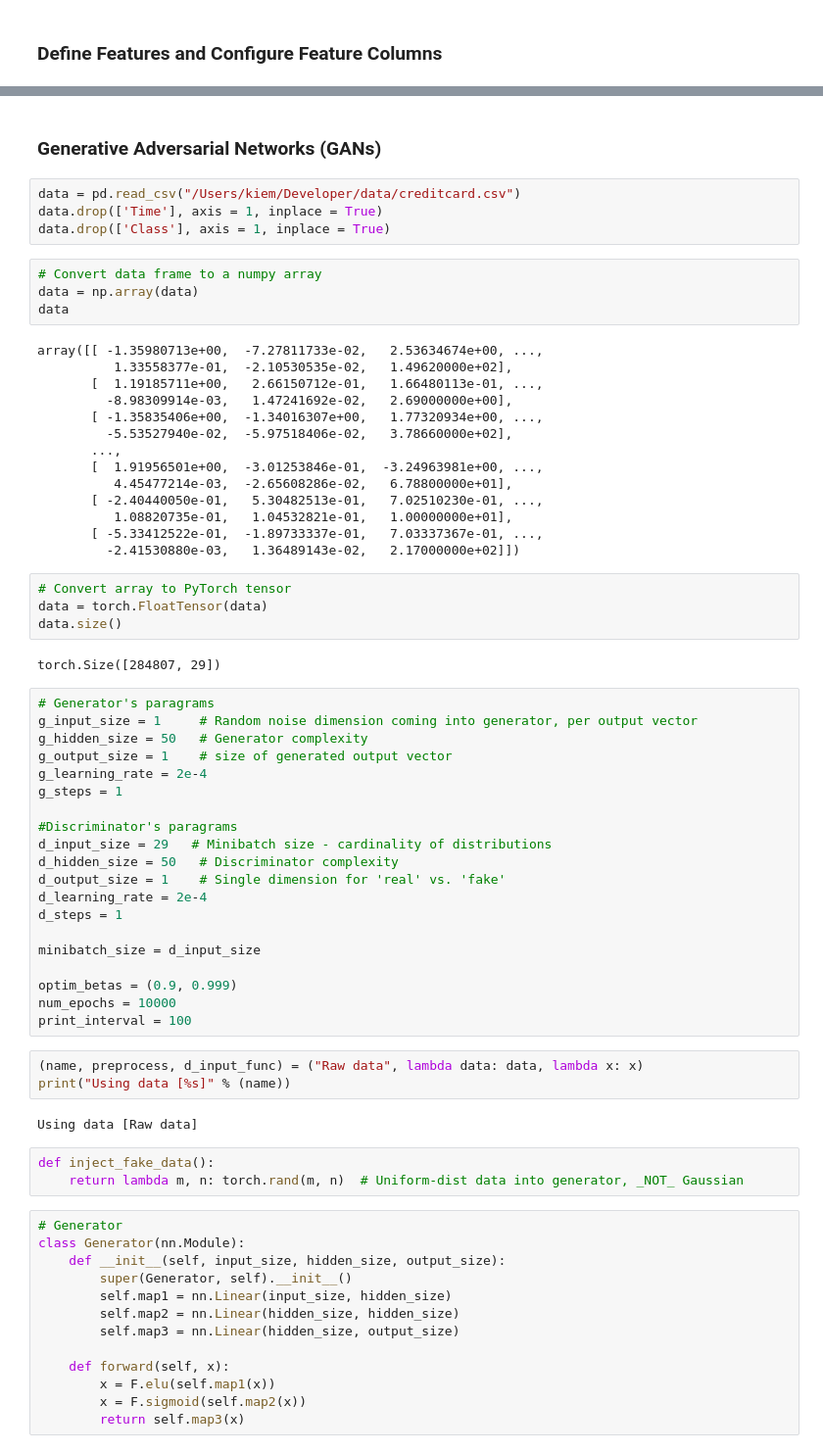
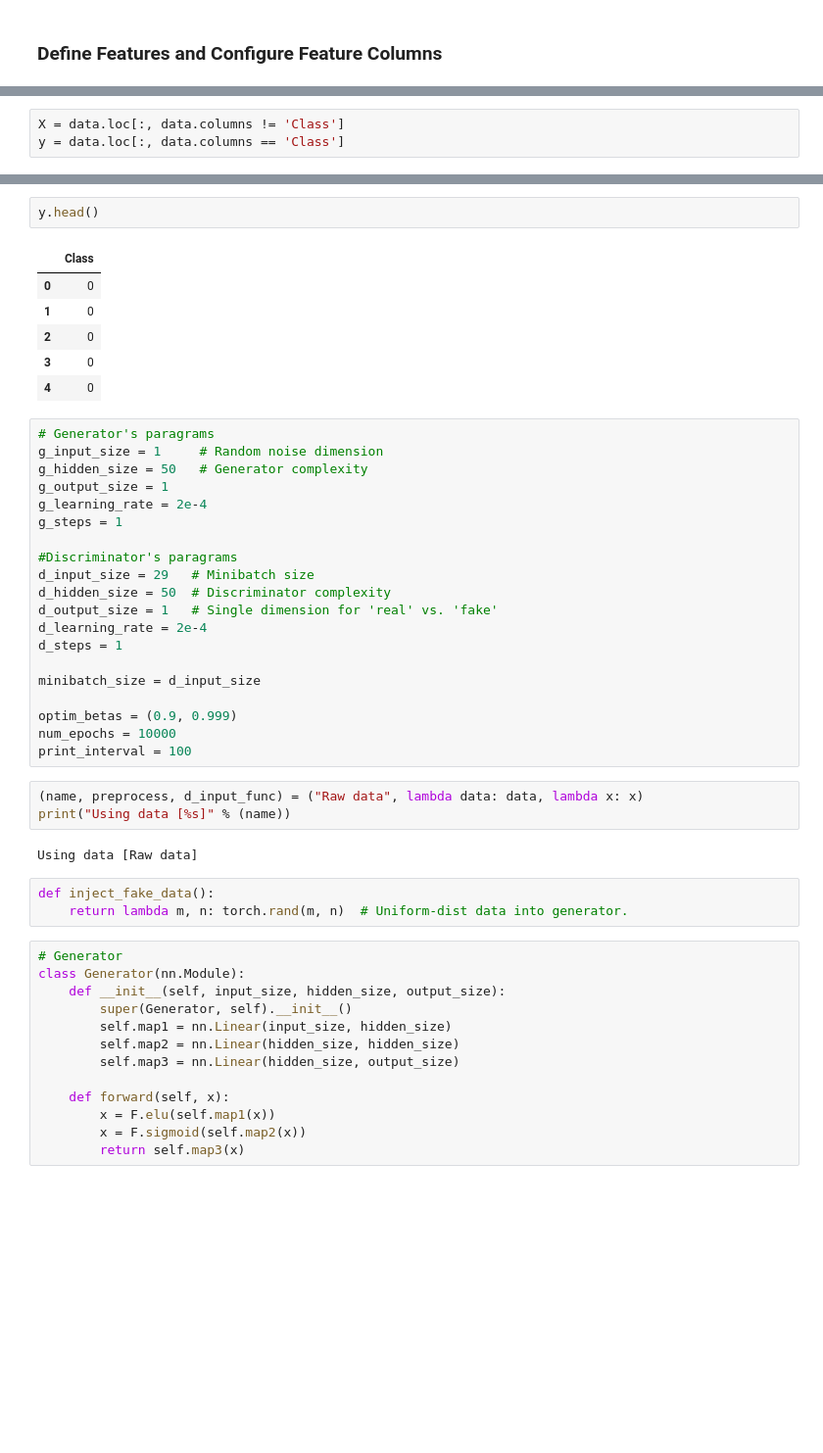
Before and after one commit to KiemNguyen/generative-adversarial-networks-for-fraud-detection, a Jupyter notebook: notebook/generative-adversarial-networks-for-fraud-detection.ipynb, the cells around one changed output, grey strips where cells are left out. Shown at 98% size. Saved outputs shown, nothing was run; the diff lists cells and outputs as text; blank space fills up the shorter version.

```diff
--- a/notebook/generative-adversarial-networks-for-fraud-detection.ipynb
+++ b/notebook/generative-adversarial-networks-for-fraud-detection.ipynb
@@ -90 +246,4 @@ y = data.iloc[:, 30].values
+# %%
+X = data.loc[:, data.columns != 'Class']
+y = data.loc[:, data.columns == 'Class']
 # %%
@@ -194,45 +259,24 @@ print(accuracies.std())
-# %% [markdown]
-### Generative Adversarial Networks (GANs)
-# %%
-data = pd.read_csv("/Users/kiem/Developer/data/creditcard.csv")
-data.drop(['Time'], axis = 1, inplace = True)
-data.drop(['Class'], axis = 1, inplace = True)
-# %%
-# Convert data frame to a numpy array
-data = np.array(data)
-data
-# %% [output]
-array([[ -1.35980713e+00,  -7.27811733e-02,   2.53634674e+00, ...,
-          1.33558377e-01,  -2.10530535e-02,   1.49620000e+02],
-       [  1.19185711e+00,   2.66150712e-01,   1.66480113e-01, ...,
-         -8.98309914e-03,   1.47241692e-02,   2.69000000e+00],
-       [ -1.35835406e+00,  -1.34016307e+00,   1.77320934e+00, ...,
-         -5.53527940e-02,  -5.97518406e-02,   3.78660000e+02],
-       ...,
-       [  1.91956501e+00,  -3.01253846e-01,  -3.24963981e+00, ...,
-          4.45477214e-03,  -2.65608286e-02,   6.78800000e+01],
-       [ -2.40440050e-01,   5.30482513e-01,   7.02510230e-01, ...,
-          1.08820735e-01,   1.04532821e-01,   1.00000000e+01],
-       [ -5.33412522e-01,  -1.89733337e-01,   7.03337367e-01, ...,
-         -2.41530880e-03,   1.36489143e-02,   2.17000000e+02]])
-# %%
-# Convert array to PyTorch tensor
-data = torch.FloatTensor(data)
-data.size()
-# %% [output]
-torch.Size([284807, 29])
+# %%
+y.head()
+# %% [output]
+|  | Class |
+| 0 | 0 |
+| 1 | 0 |
+| 2 | 0 |
+| 3 | 0 |
+| 4 | 0 |
 # %%
 # Generator's paragrams
-g_input_size = 1     # Random noise dimension coming into generator, per output vector
+g_input_size = 1     # Random noise dimension
 g_hidden_size = 50   # Generator complexity
-g_output_size = 1    # size of generated output vector
+g_output_size = 1
 g_learning_rate = 2e-4
 g_steps = 1
 
 #Discriminator's paragrams
-d_input_size = 29   # Minibatch size - cardinality of distributions
-d_hidden_size = 50   # Discriminator complexity
-d_output_size = 1    # Single dimension for 'real' vs. 'fake'
+d_input_size = 29   # Minibatch size
+d_hidden_size = 50  # Discriminator complexity
+d_output_size = 1   # Single dimension for 'real' vs. 'fake'
 d_learning_rate = 2e-4
 d_steps = 1
 
@@ -248,7 +292,7 @@ print("Using data [%s]" % (name))
 Using data [Raw data]
 # %%
 def inject_fake_data():
-    return lambda m, n: torch.rand(m, n)  # Uniform-dist data into generator, _NOT_ Gaussian
+    return lambda m, n: torch.rand(m, n)  # Uniform-dist data into generator.
 # %%
 # Generator
 class Generator(nn.Module):
```
Also changed, not shown: parts of 46 cells of this notebook.
